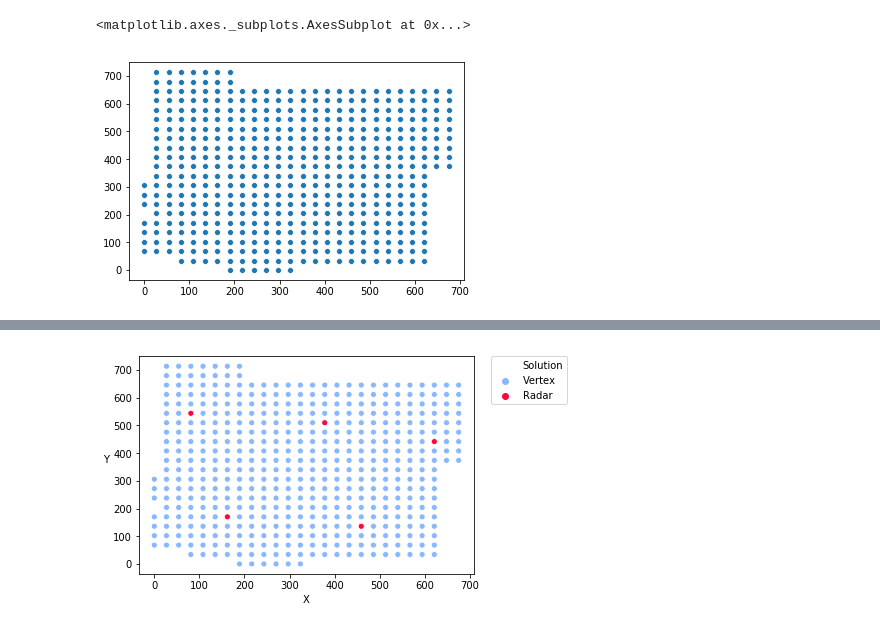
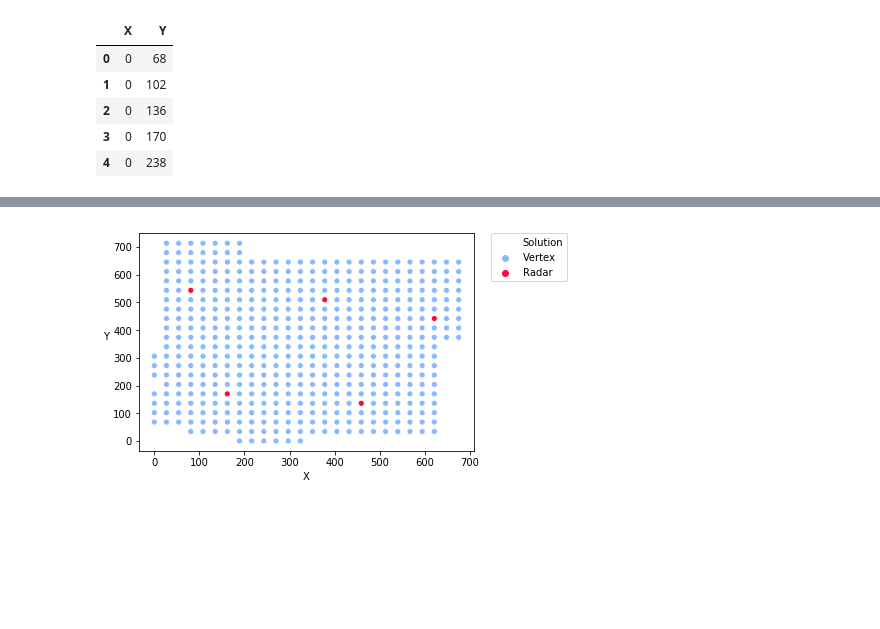
Before and after one commit to egbuck/RadarNetworkProject, a Jupyter notebook: plotSols.ipynb, the cells around one changed output, grey strips where cells are left out. Cells and saved outputs as stored; diff of their text form; code cells hidden in the pictures; blank space fills up the shorter version.

```diff
--- a/plotSols.ipynb
+++ b/plotSols.ipynb
@@ -45,6 +5,0 @@ points = np.delete(points, delPoints, axis=0)
-# %%
-ax = sns.scatterplot(x=points[:,0], y=points[:,1])
-ax
-# %% [output]
-<matplotlib.axes._subplots.AxesSubplot at 0x...>
-[figure, removed]
@@ -54,3 +6,14 @@ ax
+# %%
+pointsData = pd.read_csv('PointsData.csv')
+# Get rid of extra column of row indexes
+pointsData = pointsData.iloc[:, 1:]
+# %% [output]
+|  | X | Y |
+| 0 | 0 | 68 |
+| 1 | 0 | 102 |
+| 2 | 0 | 136 |
+| 3 | 0 | 170 |
+| 4 | 0 | 238 |
 # %%
 colorChoices = [sns.xkcd_rgb['carolina blue'], sns.xkcd_rgb["neon red"]]   # carolina, baby, aqua for blues
 def plotSol(data, colors = colorChoices):
```
Also changed, not shown: parts of 14 cells of this notebook, 5 other files.
